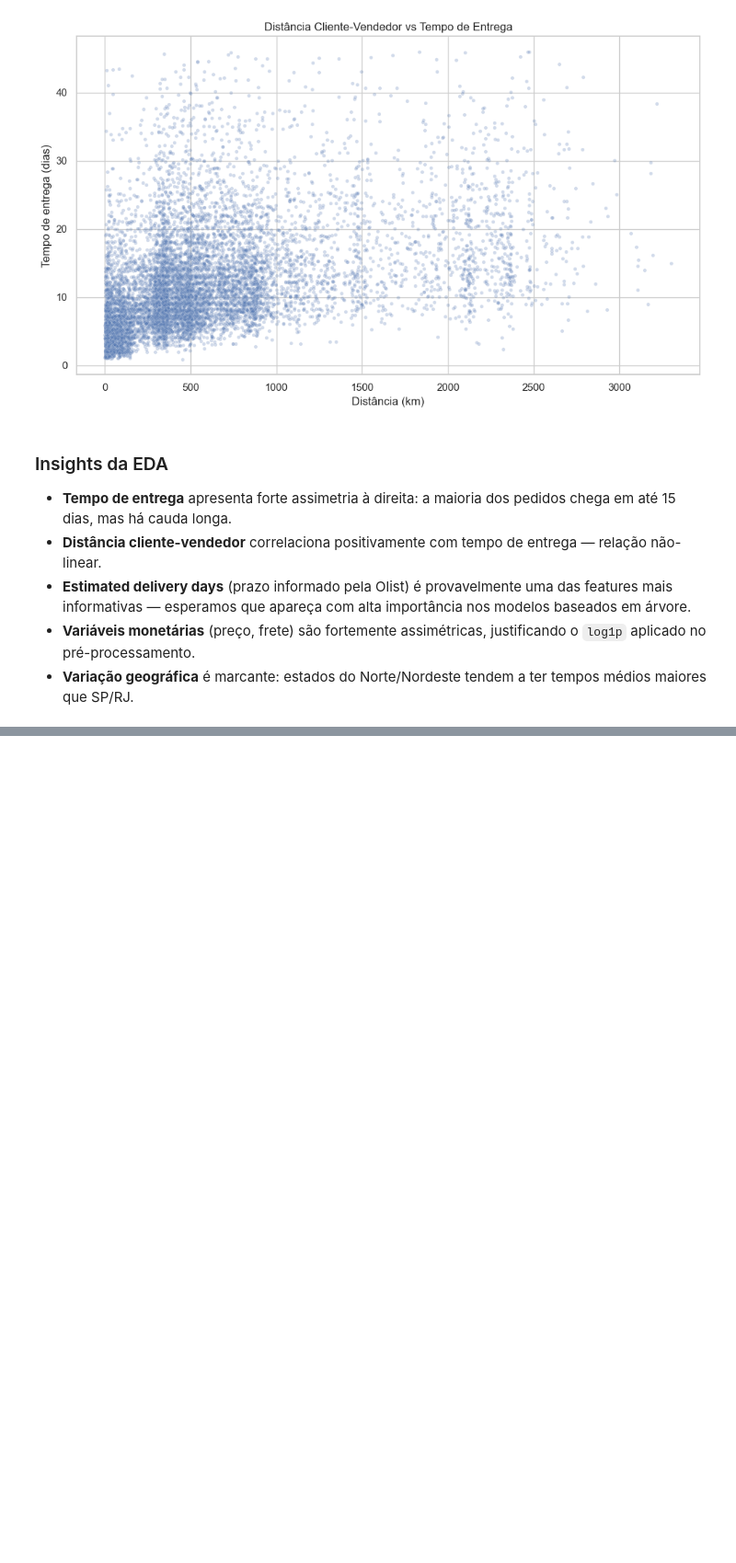
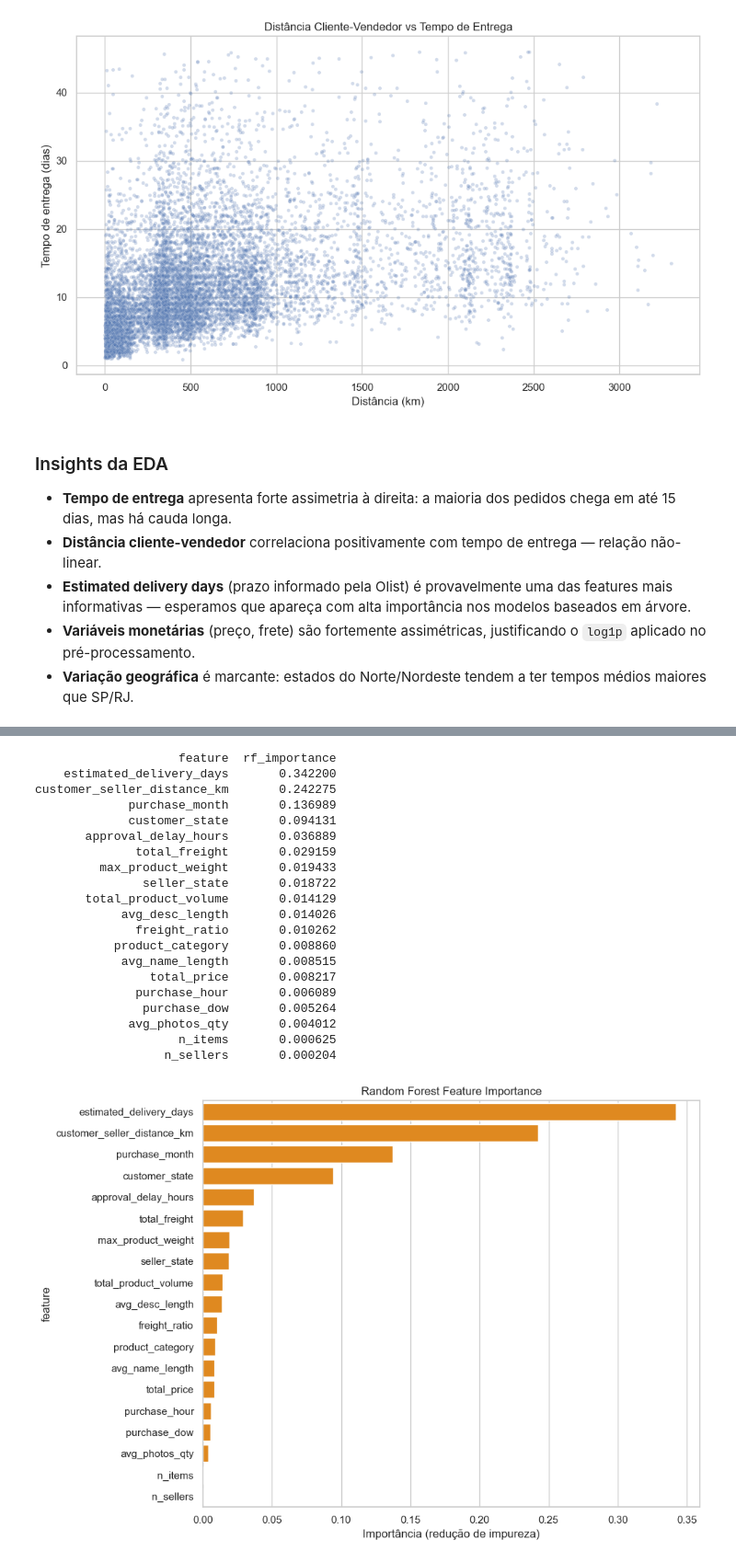
Before and after one commit to Overkillas/olist-delivery-time-prediction, a Jupyter notebook: olist_delivery_time_prediction.ipynb, the cells around one changed output, grey strips where cells are left out. Shown at 92% size. Drawn from its saved outputs; the diff is of its cells as text; code cells hidden in the pictures; blank space fills up the shorter version.

```diff
--- a/olist_delivery_time_prediction.ipynb
+++ b/olist_delivery_time_prediction.ipynb
@@ -799,0 +1030,47 @@ plt.show()
+# %%
+# === Seção 4.4 — Random Forest Feature Importance ===
+
+rf = RandomForestRegressor(
+    n_estimators=200,
+    max_depth=12,
+    min_samples_leaf=20,
+    n_jobs=-1,
+    random_state=SEED,
+)
+rf.fit(X, y)
+
+rf_df = pd.DataFrame({
+    "feature": FEATURES_ALL,
+    "rf_importance": rf.feature_importances_,
+}).sort_values("rf_importance", ascending=False)
+
+print(rf_df.to_string(index=False))
+
+plt.figure(figsize=(10, 7))
+sns.barplot(data=rf_df, y="feature", x="rf_importance", color="darkorange")
+plt.title("Random Forest Feature Importance")
+plt.xlabel("Importância (redução de impureza)")
+plt.tight_layout()
+plt.show()
+# %% [output]
+                    feature  rf_importance
+    estimated_delivery_days       0.342200
+customer_seller_distance_km       0.242275
+             purchase_month       0.136989
+             customer_state       0.094131
+       approval_delay_hours       0.036889
+              total_freight       0.029159
+         max_product_weight       0.019433
+               seller_state       0.018722
+       total_product_volume       0.014129
+            avg_desc_length       0.014026
+              freight_ratio       0.010262
+           product_category       0.008860
+            avg_name_length       0.008515
+                total_price       0.008217
+              purchase_hour       0.006089
+               purchase_dow       0.005264
+             avg_photos_qty       0.004012
+                    n_items       0.000625
+                  n_sellers       0.000204
+[figure, added]
```
Also changed, not shown: parts of 21 cells of this notebook.
